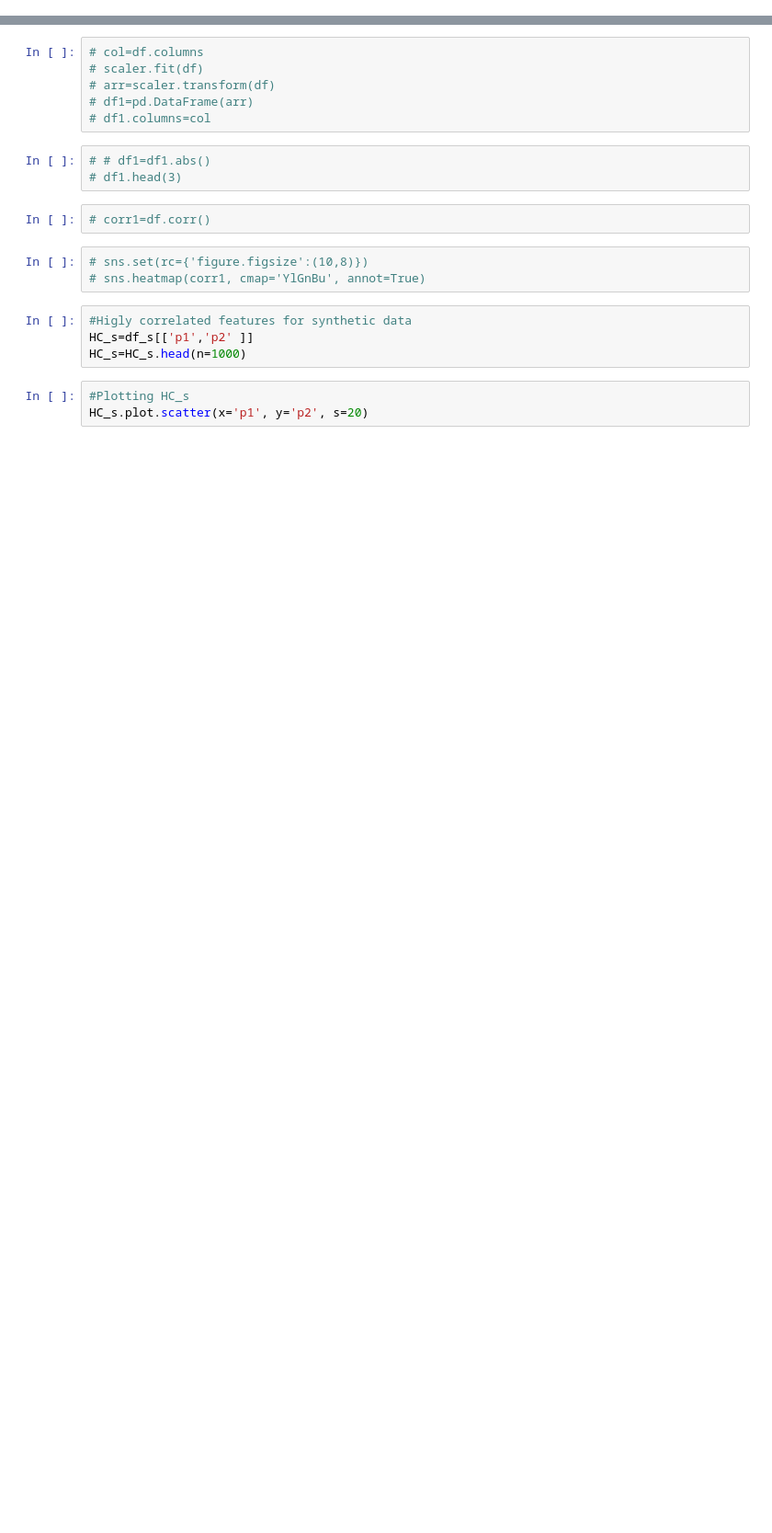
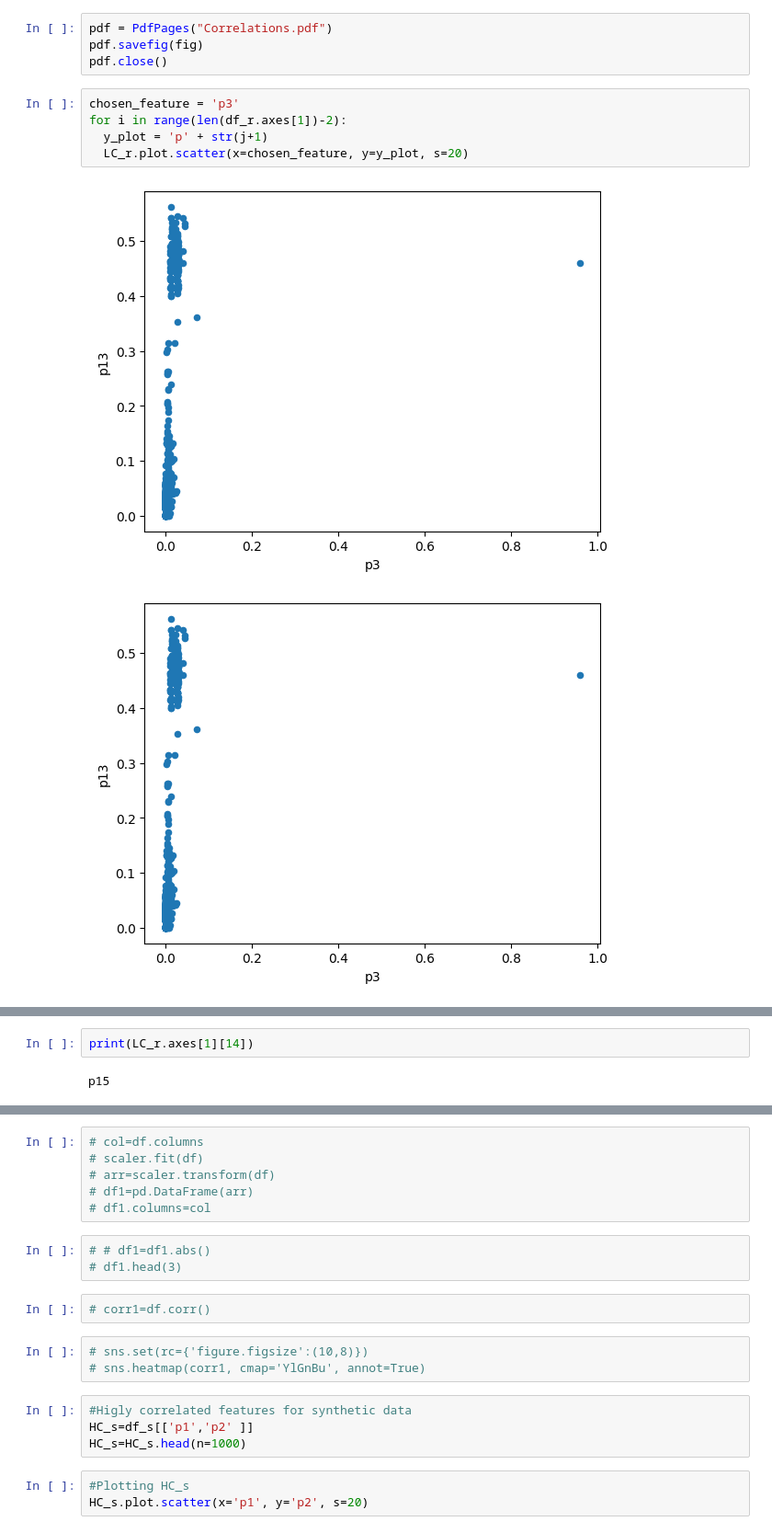
Before and after one commit to BabyFaceNelson/TopologyGANSyntheticData, a Jupyter notebook: Persistent_Diagram_SRU.ipynb, the cells around one changed output, grey strips where cells are left out. Shown at 92% size. Cells and saved outputs as stored; diff of their text form; blank space fills up the shorter version.

```diff
--- a/Persistent_Diagram_SRU.ipynb
+++ b/Persistent_Diagram_SRU.ipynb
@@ -32,0 +143,12 @@ df_r.head(3)
+# %%
+pdf = PdfPages("Correlations.pdf")
+pdf.savefig(fig)
+pdf.close()
+# %%
+chosen_feature = 'p3'
+for i in range(len(df_r.axes[1])-2):
+  y_plot = 'p' + str(j+1)
+  LC_r.plot.scatter(x=chosen_feature, y=y_plot, s=20)
+# %% [output]
+[figure, added]
+[figure, added]
@@ -32,0 +165,4 @@ df_r.head(3)
+# %%
+print(LC_r.axes[1][14])
+# %% [output]
+p15
```
Also changed, not shown: parts of 37 cells of this notebook.
